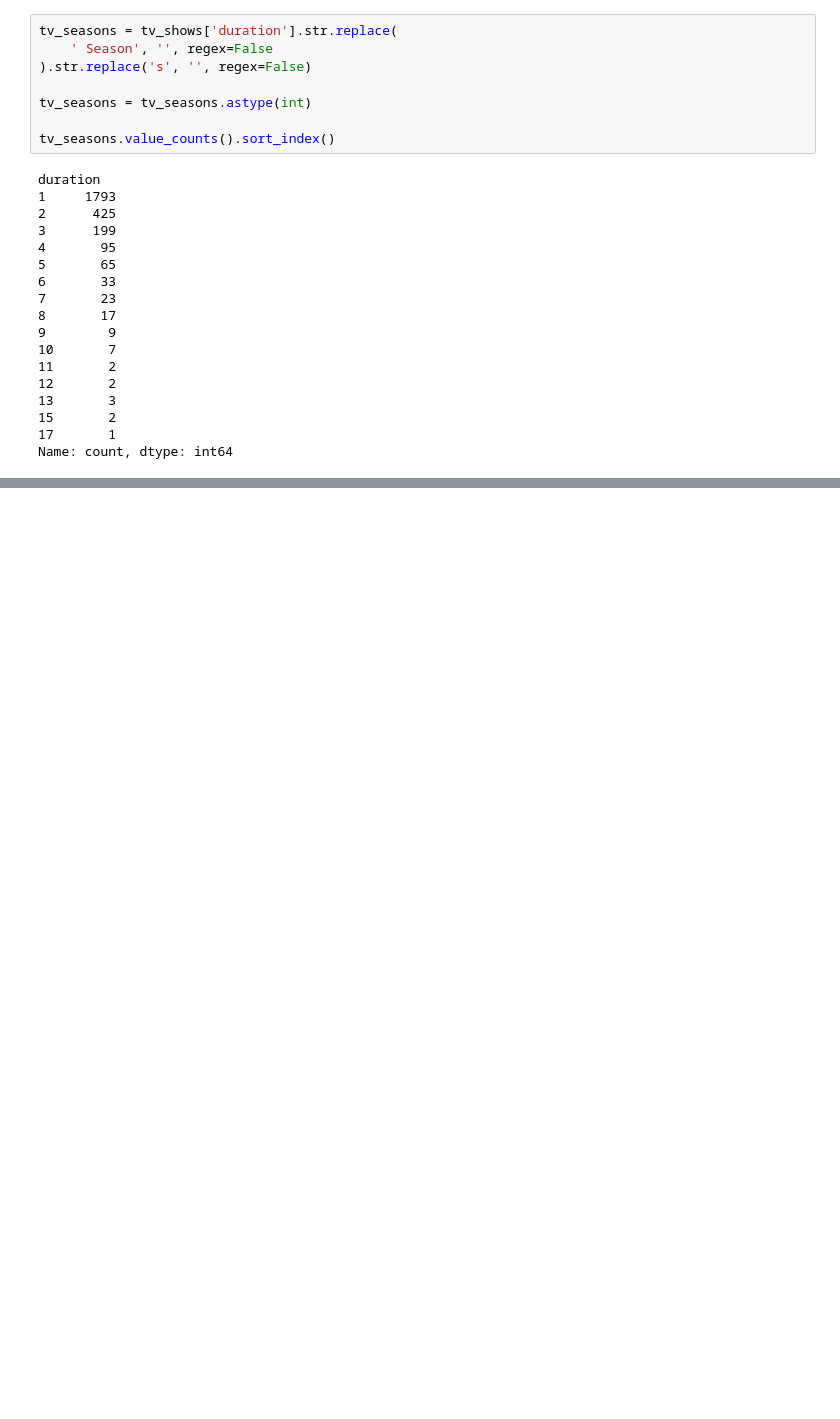
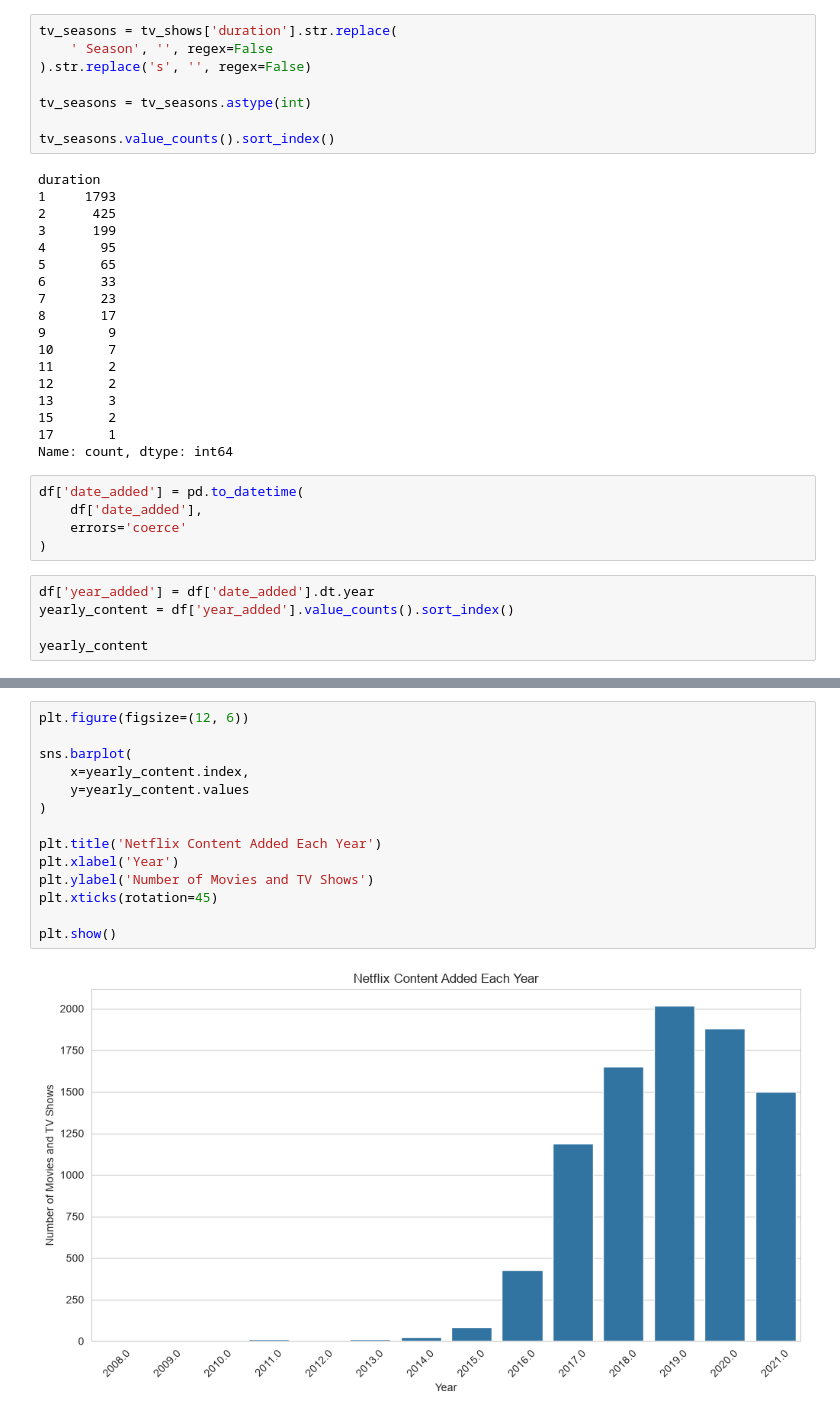
Before and after one commit to rubanthanu/Netflix-Data-Analysis, a Jupyter notebook: notebooks/03_eda.ipynb, the cells around one changed output, grey strips where cells are left out. Cells and saved outputs as stored; diff of their text form; blank space fills up the shorter version.

```diff
--- a/notebooks/03_eda.ipynb
+++ b/notebooks/03_eda.ipynb
@@ -424,3 +424,13 @@ duration
 15       2
 17       1
 Name: count, dtype: int64
+# %%
+df['date_added'] = pd.to_datetime(
+    df['date_added'],
+    errors='coerce'
+)
+# %%
+df['year_added'] = df['date_added'].dt.year
+yearly_content = df['year_added'].value_counts().sort_index()
+
+yearly_content
@@ -426,0 +454,16 @@ Name: count, dtype: int64
+# %%
+plt.figure(figsize=(12, 6))
+
+sns.barplot(
+    x=yearly_content.index,
+    y=yearly_content.values
+)
+
+plt.title('Netflix Content Added Each Year')
+plt.xlabel('Year')
+plt.ylabel('Number of Movies and TV Shows')
+plt.xticks(rotation=45)
+
+plt.show()
+# %% [output]
+[figure, added]
```
Also changed, not shown: parts of 15 cells of this notebook.
